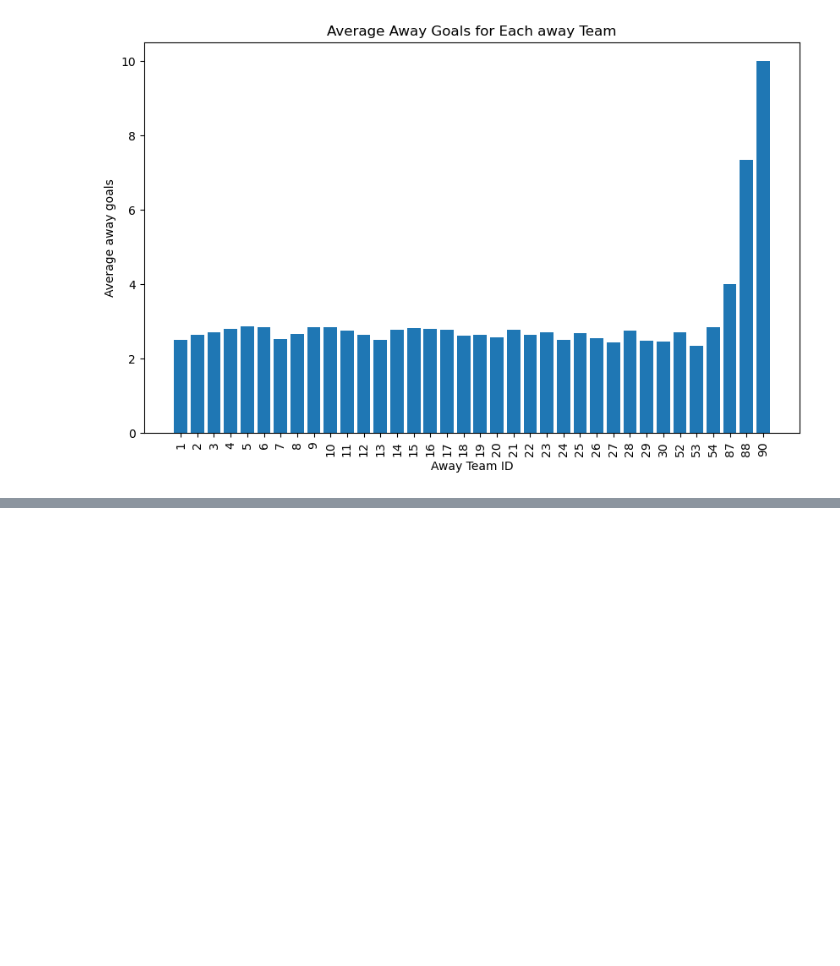
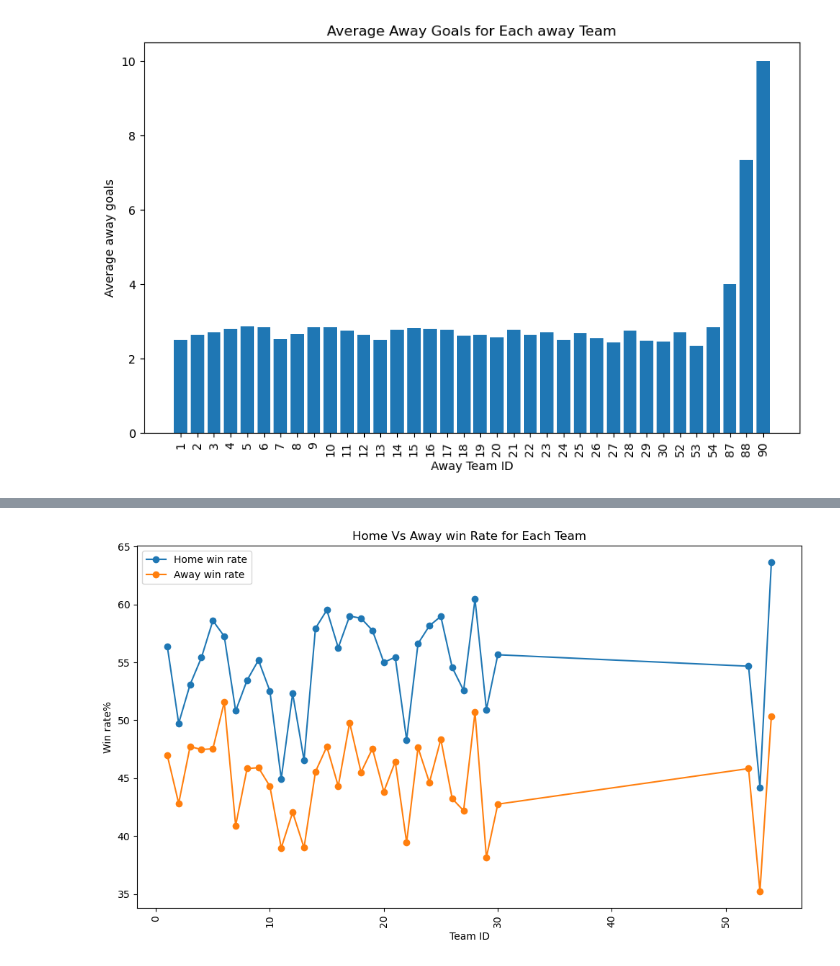
Before and after one commit to rosnibhanu/tech_project, a Jupyter notebook: tech_int.ipynb, the cells around one changed output, grey strips where cells are left out. Saved outputs shown, nothing was run; the diff lists cells and outputs as text; code cells hidden in the pictures; blank space fills up the shorter version.

```diff
--- a/tech_int.ipynb
+++ b/tech_int.ipynb
@@ -447,0 +493,7 @@ plt.show()
+# %%
+
+win_rate[['winner','REG/OT']]= win_rate['outcome'].str.split(n=1,expand=True)
+
+win_rate.drop(columns=['outcome'], inplace=True)
+
+win_rate
@@ -447,0 +531,4 @@ plt.show()
+# %%
+win_rate=win_rate[win_rate['winner']!='tbc']
+
+win_rate
@@ -447,0 +666,6 @@ plt.show()
+# %%
+home_play =pd.merge(home_games_df,home_wins_df, on ='team_id')
+away_play= pd.merge(away_games_df,away_wins_df, on ='team_id')
+home_away_games= pd.merge(home_play,away_play,on ='team_id')
+home_away_games_rate= pd.merge(home_away_games,win_rate_summary, on='team_id')
+home_away_games_rate
@@ -447,0 +690,19 @@ plt.show()
+# %%
+home_away_games_rate.drop(home_away_games_rate.index[-1], inplace=True)
+# %%
+
+plt.figure(figsize=(10,6))
+plt.plot(home_away_games_rate['team_id'],home_away_games_rate['home_win_rate'],marker='o',linestyle='-', label='Home win rate')
+plt.plot(home_away_games_rate['team_id'],home_away_games_rate['away_win_rate'],marker='o',linestyle='-',label='Away win rate')
+
+plt.xlabel('Team ID')
+plt.ylabel('Win rate%')
+plt.title('Home Vs Away win Rate for Each Team')
+
+plt.legend()
+plt.xticks(rotation=90)
+
+plt.tight_layout()
+plt.show()
+# %% [output]
+[figure, added]
```
Also changed, not shown: parts of 15 cells of this notebook.
